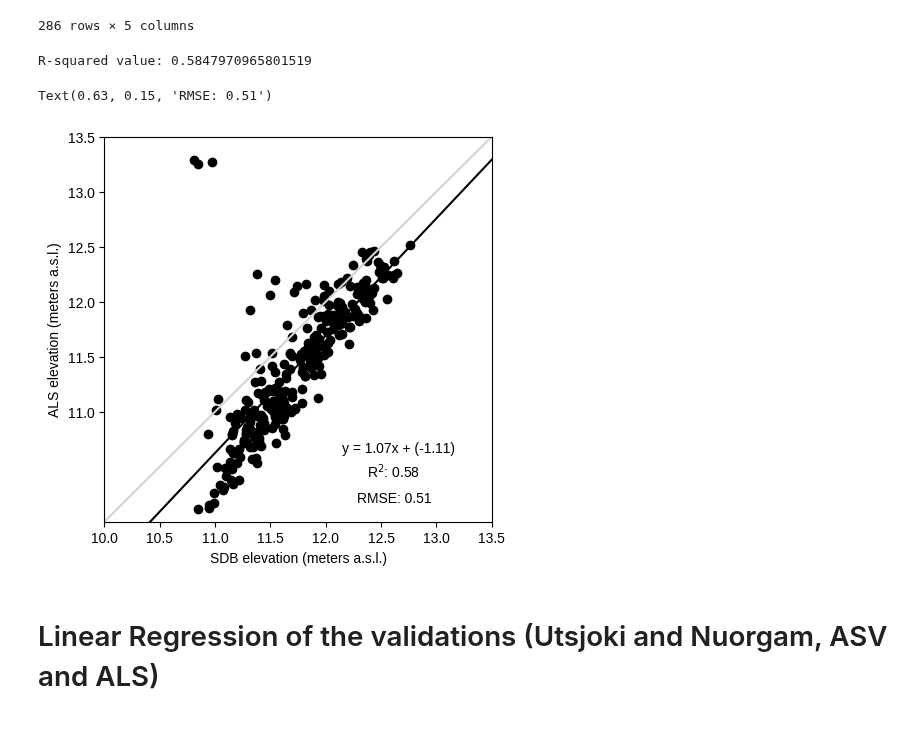
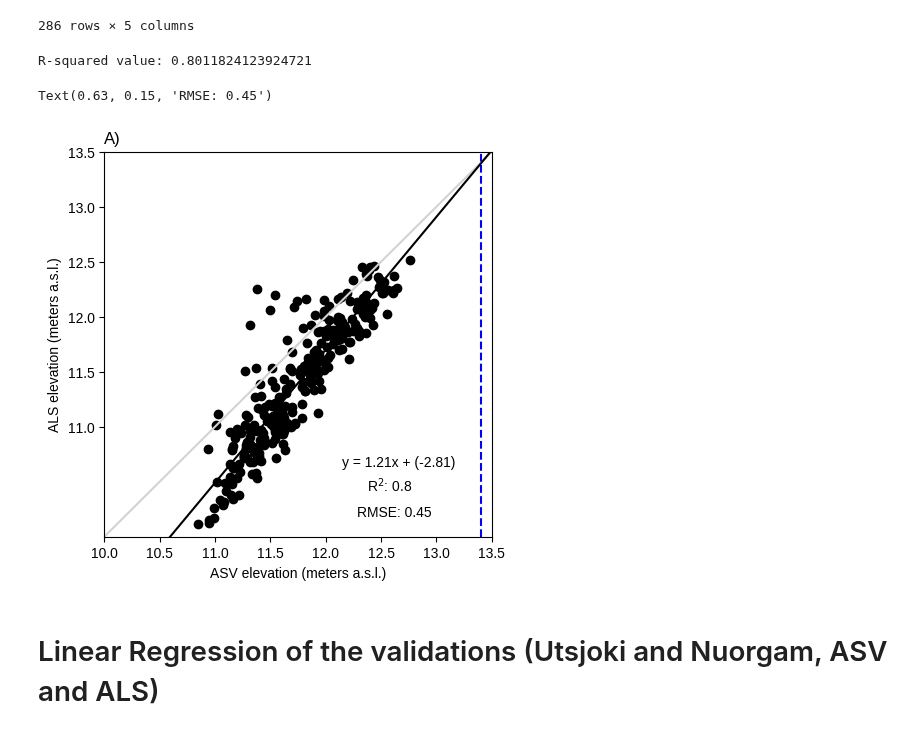
Before and after one commit to susannakukka/bathymetric-model-analysis, a Jupyter notebook: notebooks/error_assessments_and_model_correlations.ipynb, the cells around one changed output. Drawn from its saved outputs; the diff is of its cells as text; code cells hidden in the pictures.

```diff
--- a/notebooks/error_assessments_and_model_correlations.ipynb
+++ b/notebooks/error_assessments_and_model_correlations.ipynb
@@ -537,7 +537,7 @@ valle_corr_asv
 260 rows × 6 columns
 # %%
 # calculate linear regression for valle
-x = valle_corr_asv[['SI_Elevation']] #v_outliers[['ASV_N2000']]#
+x = valle_corr_asv[['ASV_N2000']] #v_outliers[['SI_Elevation']]#
 y = valle_corr_asv[['ALS_N2000']] #v_outliers[['ALS_N2000']]#
 # %%
 model.fit(x, y)
@@ -653,50 +655,51 @@ n_outliers
 286 rows × 5 columns
 # %%
 # calculate linear regression for nuorgam als
-x = nuorgam_corr_asv[['ASV_N2000']]#n_outliers[['SI_Elevation']]#
-y = nuorgam_corr_asv[['ALS_Elevation']]#n_outliers[['ALS_Elevation']]#
+x = n_outliers[['ASV_N2000']]#nuorgam_corr_asv[['SI_Elevation']]#
+y = n_outliers[['ALS_Elevation']]#nuorgam_corr_asv[['ALS_Elevation']]#
 # %%
 model.fit(x, y)
 
 r2_score = model.score(x, y)
 print(f"R-squared value: {r2_score}")
 # %% [output]
-R-squared value: 0.5847970965801519
+R-squared value: 0.8011824123924721
 # %%
 #n_outliers["ASV_N2000"].corr(n_outliers["ALS_Elevation"])
 # %%
 predict = model.predict(x)
 r2 = regression_estimators.r_sq(model=model, x=x, y=y)
 
 fig, ax = plt.subplots(figsize=(5,5))
+ax.set_title('A)', loc='left')
 
 #regression part
 intercept = regression_estimators.interc(model=model)
 slope = regression_estimators.coeff(model=model)
 
 # set x and y labels
-ax.set_xlabel("SDB elevation (meters a.s.l.)")
+ax.set_xlabel("ASV elevation (meters a.s.l.)")
 ax.set_ylabel("ALS elevation (meters a.s.l.)")
 
 # setup right study site plot base
 setup_nuorgam_ax(ax)
 
 # set diagonal line
 ax.plot([0, 1], [0, 1], transform=ax.transAxes, color='lightgrey', linestyle='-')
 # set water level lines
-#ax.axvline(x=13.4, color=blue, linestyle='--')
+ax.axvline(x=13.4, color=blue, linestyle='--')
 #ax.axhline(y=13.4, color=blue, linestyle='--')
 # plot scatterplot
 ax.scatter(x, y, color='black', zorder=1)
 ax.axline(xy1=(0, intercept), slope=slope, color='black', linestyle='-')
 fit_eqn = "y = {:4.2f}x + ({:4.2f})".format(slope, intercept)
 
 # print text
 fig.text(0.6, 0.25, fit_eqn, fontsize=10)
 fig.text(0.65, 0.20, f'R$^2$: {round(r2, 2)}', fontsize=10)
 fig.text(0.63, 0.15, f'RMSE: {round(error_assessments.root_mean_sq_err(actual=x, predicted=y), 2)}', fontsize=10)
 # %% [output]
-Text(0.63, 0.15, 'RMSE: 0.51')
+Text(0.63, 0.15, 'RMSE: 0.45')
-[figure, old version]
+[figure, new version]
 # %%
 # save as png
```
Also changed, not shown: parts of 7 cells of this notebook, 14 other files.
